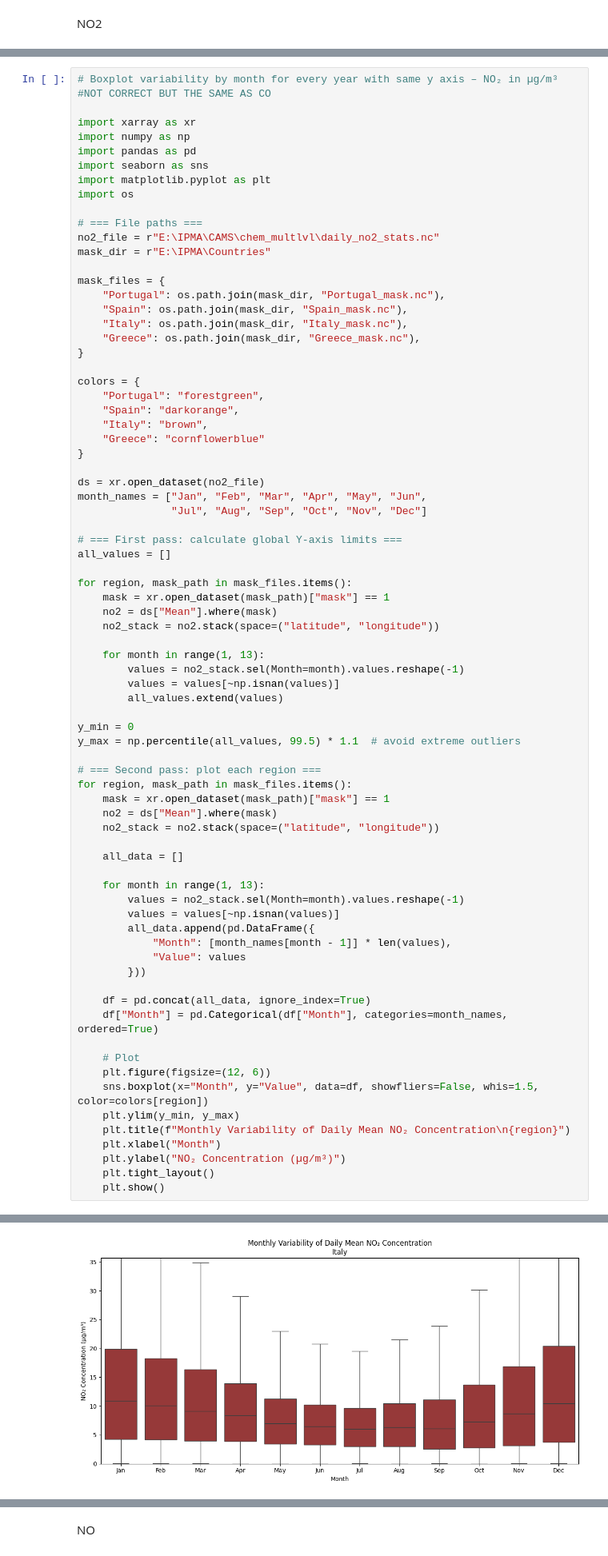
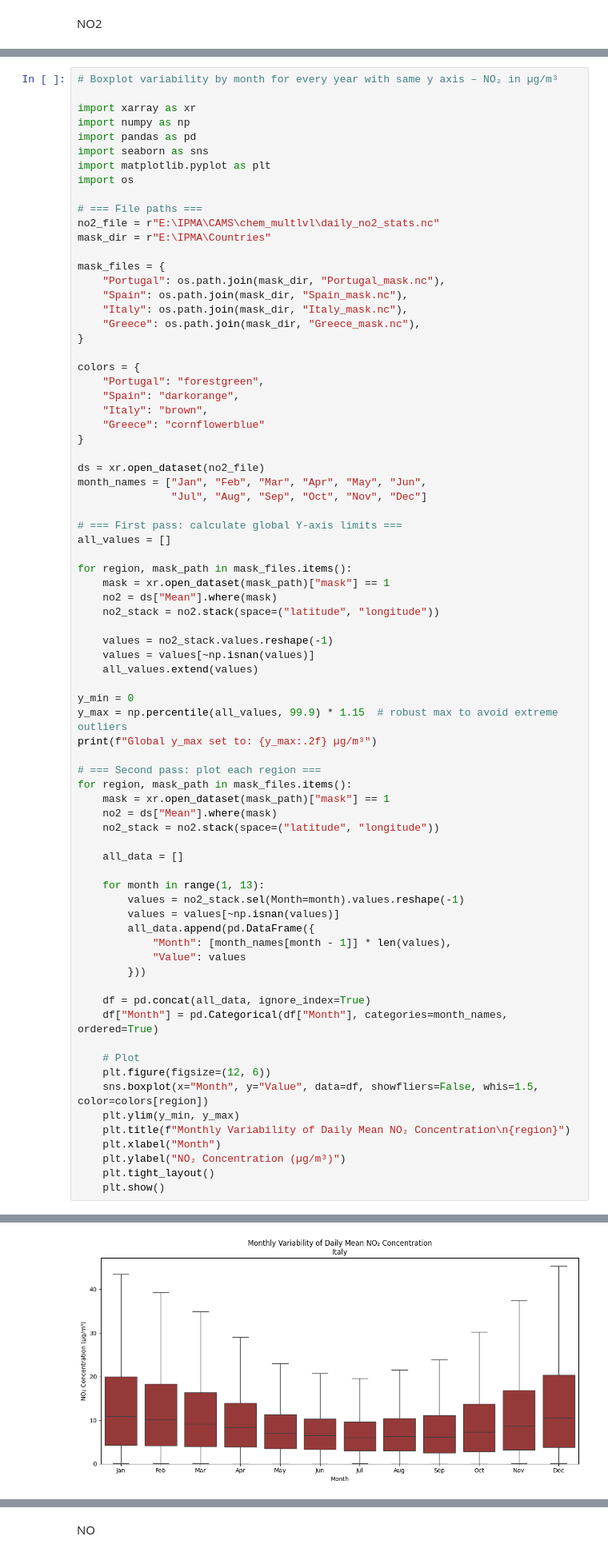
Before and after one commit to Sofs27/Thesis, a Jupyter notebook: Code/AirQuality.ipynb, the cells around one changed output, grey strips where cells are left out. Shown at 80% size. Saved outputs shown, nothing was run; the diff lists cells and outputs as text.

```diff
--- a/Code/AirQuality.ipynb
+++ b/Code/AirQuality.ipynb
@@ -850,7 +850,6 @@ for region, mask_path in mask_files.items():
 [figure]
 # %%
 # Boxplot variability by month for every year with same y axis – NO₂ in µg/m³
-#NOT CORRECT BUT THE SAME AS CO
 
 import xarray as xr
 import numpy as np
@@ -889,13 +888,13 @@ for region, mask_path in mask_files.items():
     no2 = ds["Mean"].where(mask)
     no2_stack = no2.stack(space=("latitude", "longitude"))
 
-    for month in range(1, 13):
-        values = no2_stack.sel(Month=month).values.reshape(-1)
-        values = values[~np.isnan(values)]
-        all_values.extend(values)
+    values = no2_stack.values.reshape(-1)
+    values = values[~np.isnan(values)]
+    all_values.extend(values)
 
 y_min = 0
-y_max = np.percentile(all_values, 99.5) * 1.1  # avoid extreme outliers
+y_max = np.percentile(all_values, 99.9) * 1.15  # robust max to avoid extreme outliers
+print(f"Global y_max set to: {y_max:.2f} µg/m³")
 
 # === Second pass: plot each region ===
 for region, mask_path in mask_files.items():
@@ -931 +931 @@ for region, mask_path in mask_files.items():
-[figure, old version]
+[figure, new version]
```
Also changed, not shown: parts of 9 cells of this notebook.
